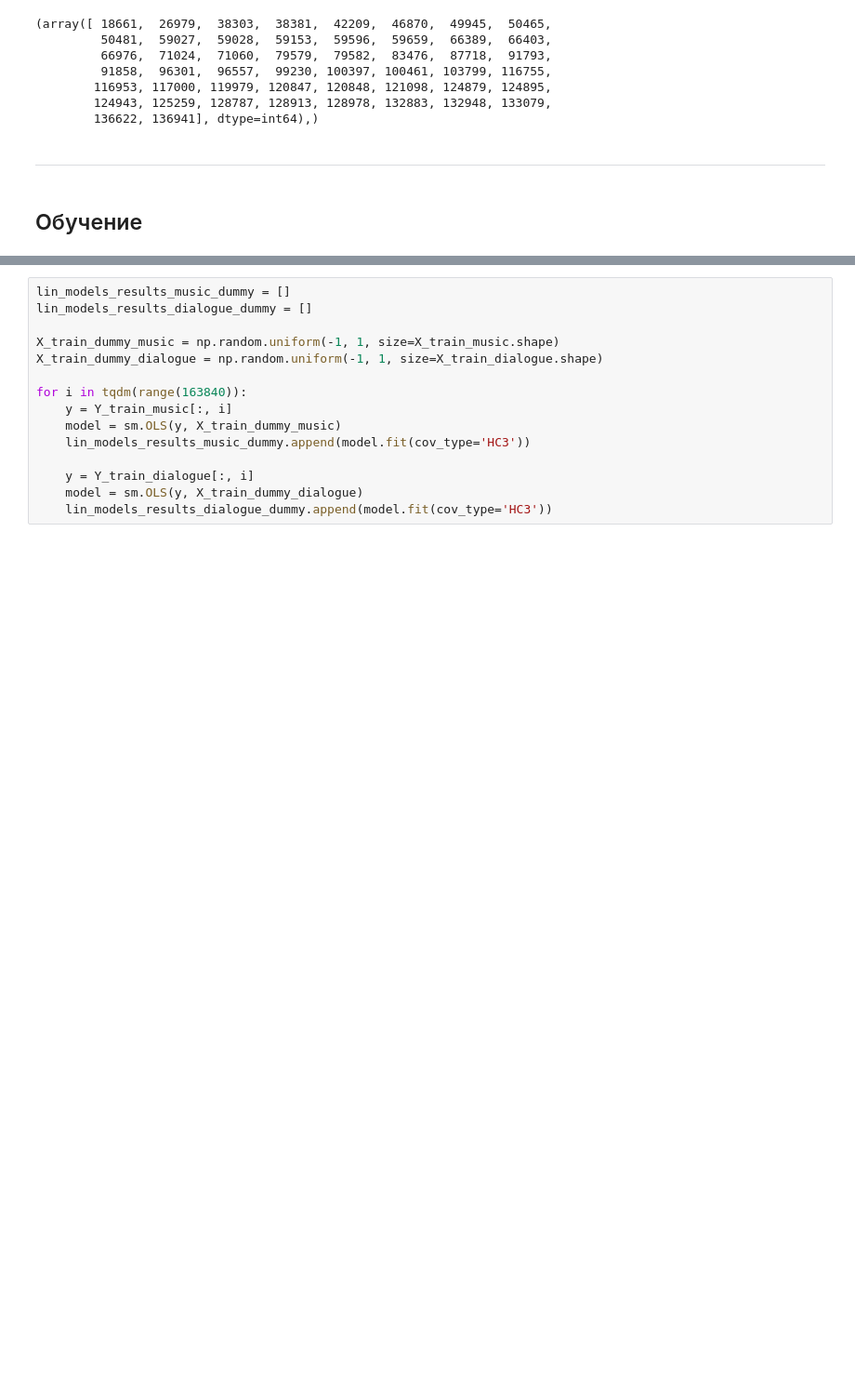
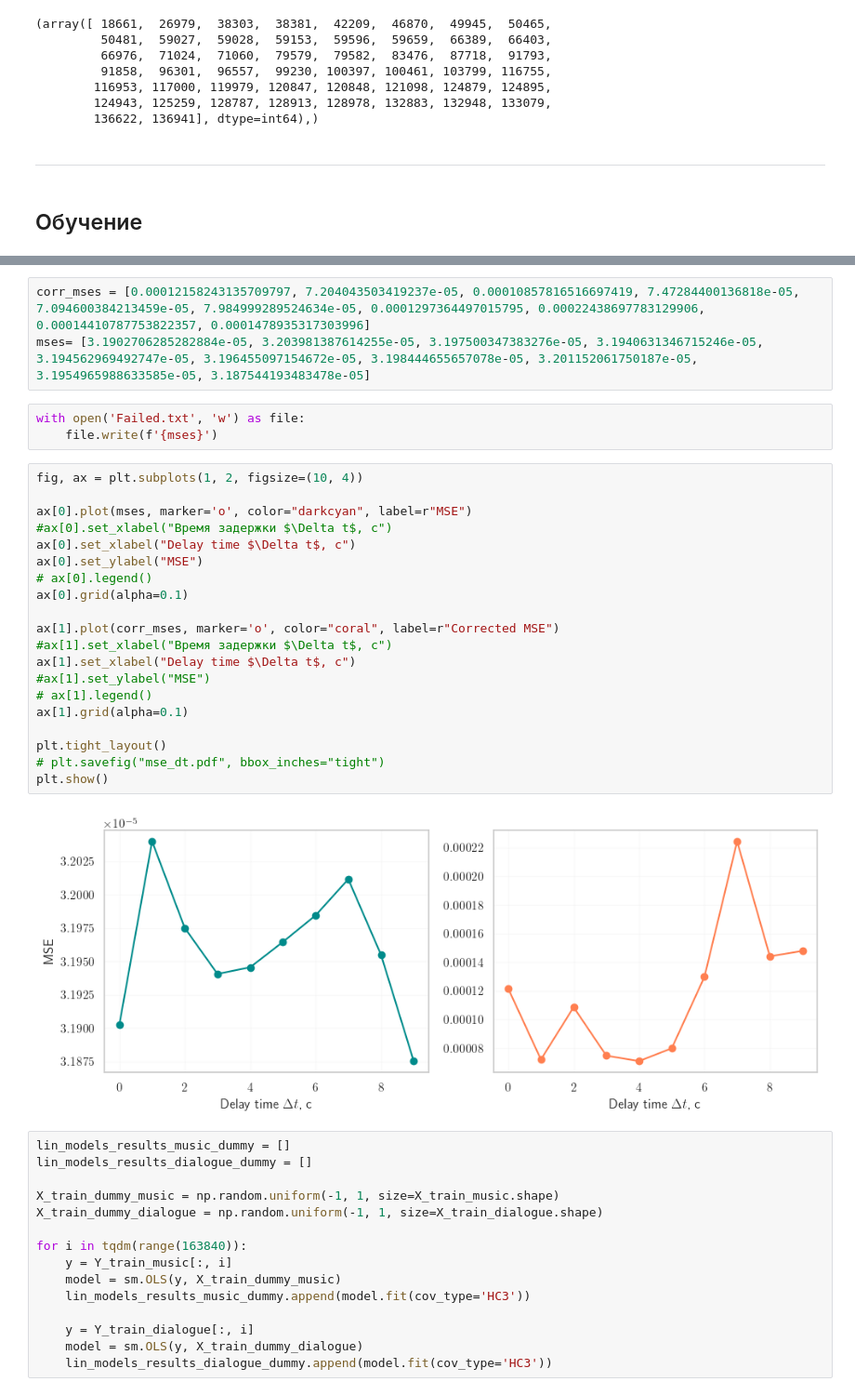
Before and after one commit to intsystems/2024-Project-117, a Jupyter notebook: code/main.ipynb, the cells around one changed output, grey strips where cells are left out. Shown at 93% size. Cells and saved outputs as stored; diff of their text form; blank space fills up the shorter version.

```diff
--- a/code/main.ipynb
+++ b/code/main.ipynb
@@ -538,3 +603,31 @@ np.where(np.array(bartlett_p_values) < 0.0001)
+# %%
+corr_mses = [0.00012158243135709797, 7.204043503419237e-05, 0.00010857816516697419, 7.47284400136818e-05, 7.094600384213459e-05, 7.984999289524634e-05, 0.0001297364497015795, 0.00022438697783129906, 0.00014410787753822357, 0.0001478935317303996]
+mses= [3.1902706285282884e-05, 3.203981387614255e-05, 3.197500347383276e-05, 3.1940631346715246e-05, 3.194562969492747e-05, 3.196455097154672e-05, 3.198444655657078e-05, 3.201152061750187e-05, 3.1954965988633585e-05, 3.187544193483478e-05]
+# %%
+with open('Failed.txt', 'w') as file:
+    file.write(f'{mses}')
+# %%
+fig, ax = plt.subplots(1, 2, figsize=(10, 4))
+
+ax[0].plot(mses, marker='o', color="darkcyan", label=r"MSE")
+#ax[0].set_xlabel("Время задержки $\Delta t$, с")
+ax[0].set_xlabel("Delay time $\Delta t$, с")
+ax[0].set_ylabel("MSE")
+# ax[0].legend()
+ax[0].grid(alpha=0.1)
+
+ax[1].plot(corr_mses, marker='o', color="coral", label=r"Corrected MSE")
+#ax[1].set_xlabel("Время задержки $\Delta t$, с")
+ax[1].set_xlabel("Delay time $\Delta t$, с")
+#ax[1].set_ylabel("MSE")
+# ax[1].legend()
+ax[1].grid(alpha=0.1)
+
+plt.tight_layout()
+# plt.savefig("mse_dt.pdf", bbox_inches="tight")
+plt.show()
+# %% [output]
+[figure, added]
 # %%
 lin_models_results_music_dummy = []
 lin_models_results_dialogue_dummy = []
```
Also changed, not shown: parts of 37 cells of this notebook.
